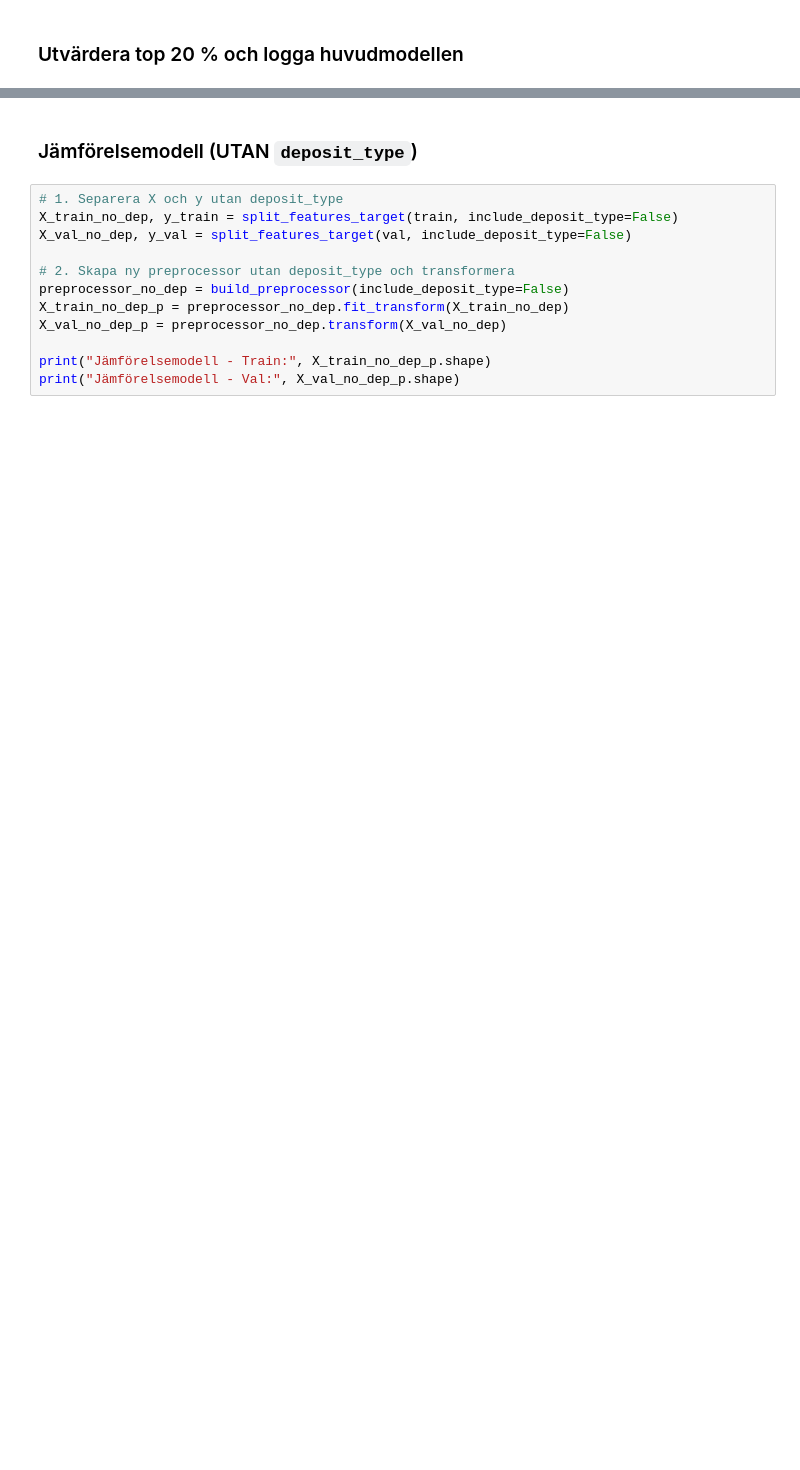
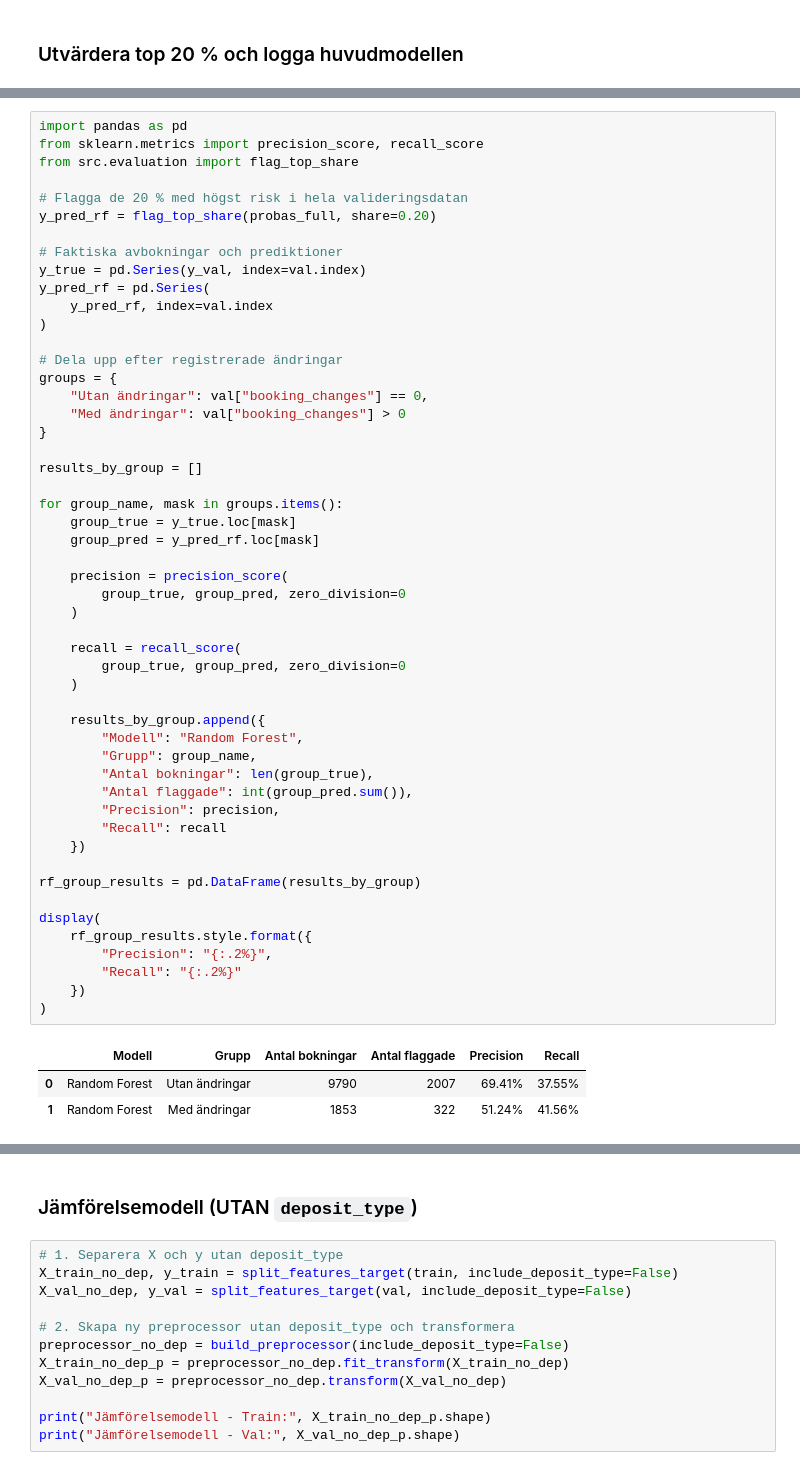
Before and after one commit to Shara-Hysen/data-science-group-project, a Jupyter notebook: notebooks/05_random_forest.ipynb, the cells around one changed output, grey strips where cells are left out. Saved outputs shown, nothing was run; the diff lists cells and outputs as text; blank space fills up the shorter version.

```diff
--- a/notebooks/05_random_forest.ipynb
+++ b/notebooks/05_random_forest.ipynb
@@ -248,0 +257,55 @@ Top 20 %-resultat (med deposit_type):
+# %%
+import pandas as pd
+from sklearn.metrics import precision_score, recall_score
+from src.evaluation import flag_top_share
+
+# Flagga de 20 % med högst risk i hela valideringsdatan
+y_pred_rf = flag_top_share(probas_full, share=0.20)
+
+# Faktiska avbokningar och prediktioner
+y_true = pd.Series(y_val, index=val.index)
+y_pred_rf = pd.Series(
+    y_pred_rf, index=val.index
+)
+
+# Dela upp efter registrerade ändringar
+groups = {
+    "Utan ändringar": val["booking_changes"] == 0,
+    "Med ändringar": val["booking_changes"] > 0
+}
+
+results_by_group = []
+
+for group_name, mask in groups.items():
+    group_true = y_true.loc[mask]
+    group_pred = y_pred_rf.loc[mask]
+
+    precision = precision_score(
+        group_true, group_pred, zero_division=0
+    )
+
+    recall = recall_score(
+        group_true, group_pred, zero_division=0
+    )
+
+    results_by_group.append({
+        "Modell": "Random Forest",
+        "Grupp": group_name,
+        "Antal bokningar": len(group_true),
+        "Antal flaggade": int(group_pred.sum()),
+        "Precision": precision,
+        "Recall": recall
+    })
+
+rf_group_results = pd.DataFrame(results_by_group)
+
+display(
+    rf_group_results.style.format({
+        "Precision": "{:.2%}",
+        "Recall": "{:.2%}"
+    })
+)
+# %% [output]
+|  | Modell | Grupp | Antal bokningar | Antal flaggade | Precision | Recall |
+| 0 | Random Forest | Utan ändringar | 9790 | 2007 | 69.41% | 37.55% |
+| 1 | Random Forest | Med ändringar | 1853 | 322 | 51.24% | 41.56% |
```
Also changed, not shown: parts of 16 cells of this notebook, 3 other files.
